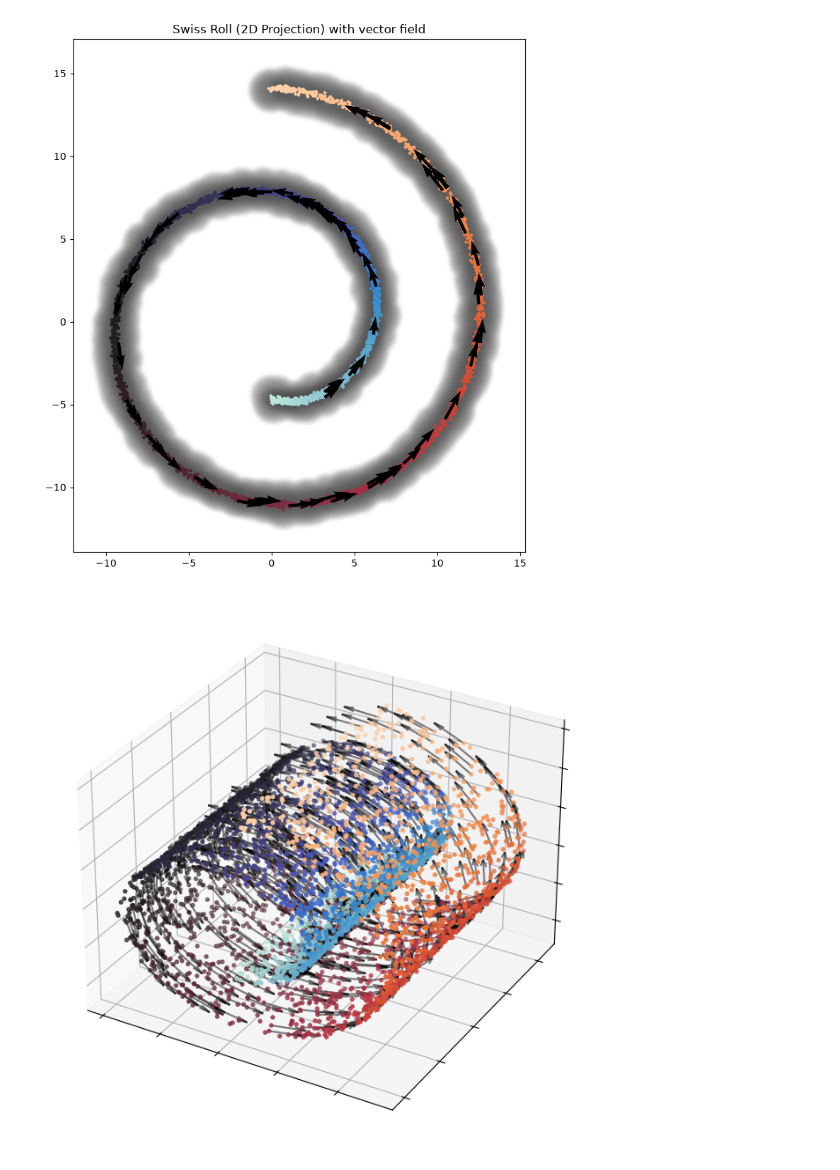
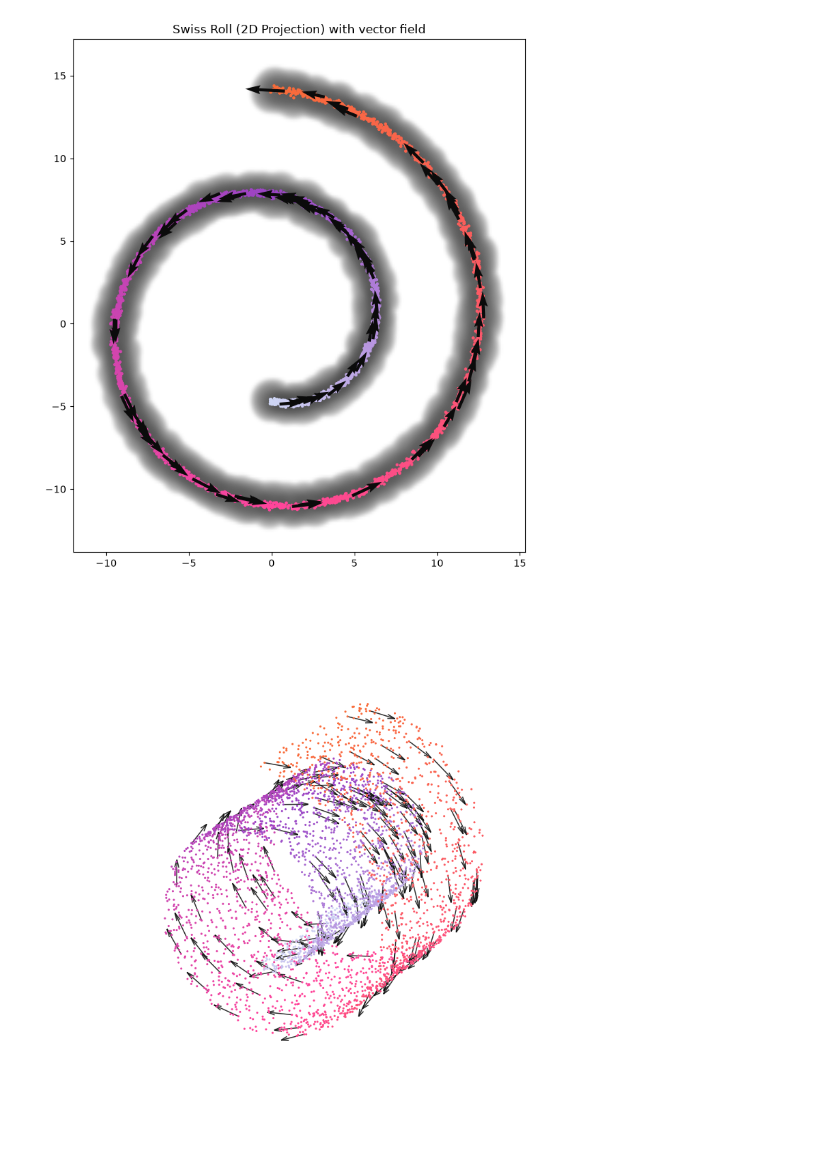
Before and after one commit to Gwendal-Debaussart/Finsler-Embedding, a Jupyter notebook: src/finsler_embedding/experiments/swiss_roll/swissroll_dataset.ipynb, the cells around one changed output. Cells and saved outputs as stored; diff of their text form; code cells hidden in the pictures.

```diff
--- a/src/finsler_embedding/experiments/swiss_roll/swissroll_dataset.ipynb
+++ b/src/finsler_embedding/experiments/swiss_roll/swissroll_dataset.ipynb
@@ -28,7 +29,6 @@ X, t = make_swiss_roll(n_samples=N, noise=noise)
 X = torch.from_numpy(X).float()
 # %%
-cmap = sns.diverging_palette(145, 300, s=60, as_cmap=True)
-cmap = sns.color_palette("icefire", as_cmap=True)
+cmap = SPEED
 # %%
 fig = plt.figure(figsize=(12, 6))
 ax = fig.add_subplot(121, projection='3d')
@@ -61,38 +61,45 @@ omega_x = omega_true(X)
 density = base_cometric.inv_logdet(X)
 # %%
 bounds_2D = get_bounds(X.detach()[:, [0, 2]], margin=0.1)
-mf_2D = get_mf_image(cometric=base_cometric_2D.to("cuda"), bounds=bounds_2D)
+device = "cuda" if torch.cuda.is_available() else "cpu"
+mf_2D = get_mf_image(cometric=base_cometric_2D.to(device), bounds=bounds_2D)
 skip=50
 plt.figure(figsize=(8, 8))
 plt.imshow(mf_2D.cpu().numpy(), extent=bounds_2D, origin='lower', alpha=0.7, cmap='gray',interpolation='bilinear')
 plt.scatter(X.detach()[:, 0], X.detach()[:, 2], c=t, cmap=cmap, s=5)
 plt.quiver(X.detach()[::skip, 0], X.detach()[::skip, 2], omega_x.detach()[::skip, 0], omega_x.detach()[::skip, 2],
-           angles='xy', scale_units='xy')
+           angles='xy', scale_units='xy', color=INK)
 plt.title("Swiss Roll (2D Projection) with vector field")
 plt.tight_layout()
 plt.show()
 # %% [output]
-[figure, old version]
+[figure, new version]
 # %%
-fig = plt.figure(figsize=(8,8))
-ax = fig.add_subplot(111, projection='3d')
-ax.scatter(X[:, 0], X[:, 1], X[:, 2], c=t, cmap=cmap, s=8)
-skip=5
+fig = plt.figure(figsize=(8, 8))
+ax = fig.add_axes([0, 0, 1, 1], projection='3d')
+# The drift is the centroid of the unit ball of the Randers metric, which points opposite to omega
+X_np, drift_np = X.detach().numpy(), -omega_x.detach().numpy()
+ax.scatter(X_np[:, 0], X_np[:, 1], X_np[:, 2], c=t, cmap=cmap, s=5, linewidths=0, depthshade=False)
+skip = 25  # few arrows: the figure is printed about 1.4 in wide
 ax.quiver(
-    X.detach()[::skip, 0], X.detach()[::skip, 1], X.detach()[::skip, 2],
-    omega_x.detach()[::skip, 0], omega_x.detach()[::skip, 1], omega_x.detach()[::skip, 2],
-    length=3, normalize=True, color='black', alpha=0.5
+    X_np[::skip, 0], X_np[::skip, 1], X_np[::skip, 2],
+    drift_np[::skip, 0], drift_np[::skip, 1], drift_np[::skip, 2],
+    length=2.6, normalize=True, color=INK, alpha=0.85, linewidth=1.1
 )
+ax.set_box_aspect(np.ptp(X_np, axis=0), zoom=0.9)  # true proportions of the roll
+ax.view_init(elev=22, azim=-62)
+ax.set_axis_off()
 
-# ax.set_title("Swiss Roll Dataset")
-ax.set_xticklabels([])
-ax.set_yticklabels([])
-ax.set_zticklabels([])
-fig.tight_layout()
-fig.savefig("swiss_roll_vector_field_3D.pdf", dpi=300, bbox_inches="tight")
+# Crop the pdf to what is drawn
+fig.canvas.draw()
+image = np.asarray(fig.canvas.buffer_rgba())[..., :3]
+rows, cols = np.nonzero((image < 250).any(axis=2))
+box = Bbox([[cols.min() / fig.dpi, (image.shape[0] - rows.max() - 1) / fig.dpi],
+            [(cols.max() + 1) / fig.dpi, (image.shape[0] - rows.min()) / fig.dpi]])
+fig.savefig("swiss_roll_vector_field_3D.pdf", bbox_inches=box, pad_inches=0.)
 plt.show()
 # %% [output]
-[figure, old version]
+[figure, new version]
 # %%
 edges = get_knn_graph(X, n_neighbors=10,device="cpu")
 print(f"Found {edges.shape[0]} edges in the KNN graph.")
```
Also changed, not shown: parts of 8 cells of this notebook, 15 other files.
